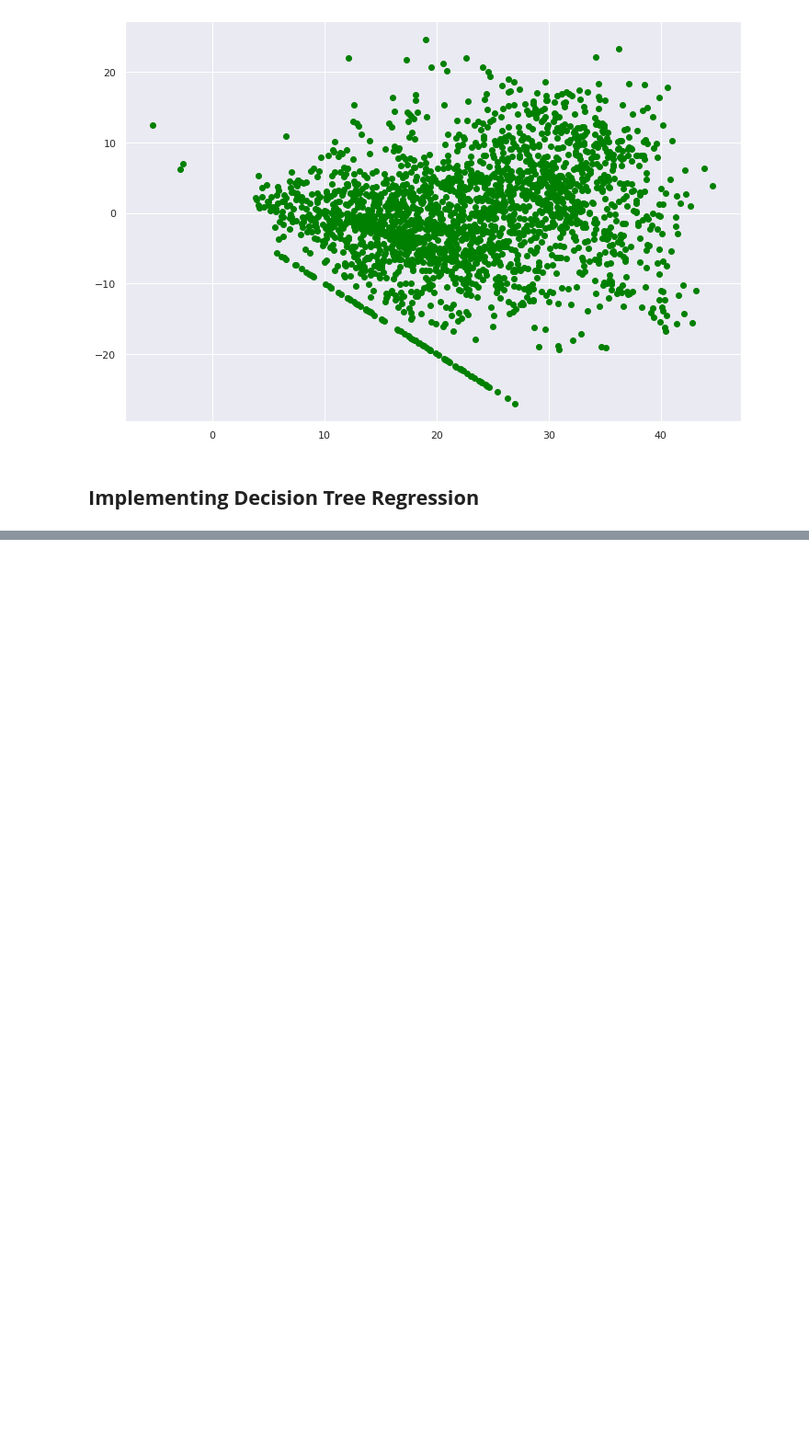
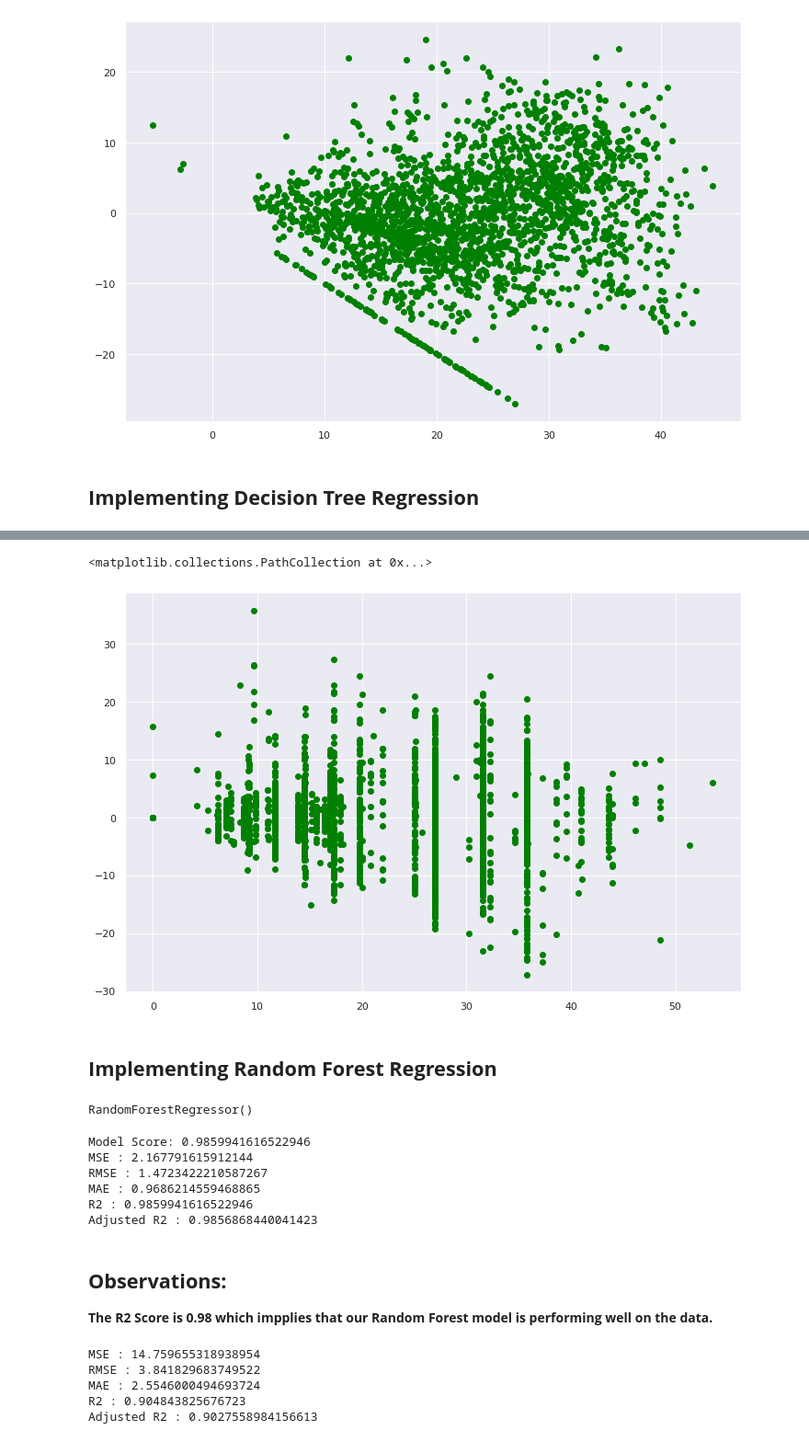
Before and after one commit to anildatascientist/Seoul-Bike-Sharing-Demand-Prediction, a Jupyter notebook: Bike_Sharing_Demand_Prediction_1_Capstone_Project.ipynb, the cells around one changed output, grey strips where cells are left out. Shown at 92% size. Drawn from its saved outputs; the diff is of its cells as text; code cells hidden in the pictures; blank space fills up the shorter version.

```diff
--- a/Bike_Sharing_Demand_Prediction_1_Capstone_Project.ipynb
+++ b/Bike_Sharing_Demand_Prediction_1_Capstone_Project.ipynb
@@ -1012,0 +1118,16 @@ plt.scatter((y_pred_test_en),(y_test)-(y_pred_test_en),color = 'green')
+# %%
+#Plotting Heteroscadacity
+plt.figure(figsize=(12,8))
+plt.scatter((y_pred_test_d),(y_test)-(y_pred_test_d),color = 'green')
+# %% [output]
+<matplotlib.collections.PathCollection at 0x...>
+[figure, added]
+# %% [markdown]
+## **Implementing Random Forest Regression**
+# %%
+#implementing model
+rand_forest_reg = RandomForestRegressor()
+
+rand_forest_reg.fit(X_train,y_train)
+# %% [output]
+RandomForestRegressor()
@@ -1012,0 +1139,31 @@ plt.scatter((y_pred_test_en),(y_test)-(y_pred_test_en),color = 'green')
+# %%
+print("Model Score:",rand_forest_reg.score(X_train,y_train))
+
+#calculating MSE
+MSE= mean_squared_error(y_train, y_pred_train_r)
+print("MSE :",MSE)
+
+#calculating RMSE
+RMSE=np.sqrt(MSE)
+print("RMSE :",RMSE)
+
+#calculating MAE
+MAE= mean_absolute_error(y_train, y_pred_train_r)
+print("MAE :",MAE)
+
+#calculating r2 and adjusted r2
+r2= r2_score(y_train, y_pred_train_r)
+print("R2 :",r2)
+Adjusted_R2=(1-(1-r2_score(y_train, y_pred_train_r))*((X_test.shape[0]-1)/(X_test.shape[0]-X_test.shape[1]-1)) )
+print("Adjusted R2 :",1-(1-r2_score(y_train, y_pred_train_r))*((X_test.shape[0]-1)/(X_test.shape[0]-X_test.shape[1]-1)) )
+# %% [output]
+Model Score: 0.9859941616522946
+MSE : 2.167791615912144
+RMSE : 1.4723422210587267
+MAE : 0.9686214559468865
+R2 : 0.9859941616522946
+Adjusted R2 : 0.9856868440041423
+# %% [markdown]
+## **Observations:**
+
+**The R2 Score is 0.98 which impplies that our Random Forest model is performing well on the data.**
@@ -1012,0 +1179,24 @@ plt.scatter((y_pred_test_en),(y_test)-(y_pred_test_en),color = 'green')
+# %%
+#calculating MSE
+MSE= mean_squared_error(y_test, y_pred_test_r)
+print("MSE :",MSE)
+
+#calculating RMSE
+RMSE=np.sqrt(MSE)
+print("RMSE :",RMSE)
+
+#calculating MAE
+MAE= mean_absolute_error(y_test, y_pred_test_r)
+print("MAE :",MAE)
+
+#calculating r2 and adjusted r2
+r2= r2_score((y_test), (y_pred_test_r))
+print("R2 :",r2)
+Adjusted_R2=(1-(1-r2_score((y_test), (y_pred_test_r)))*((X_test.shape[0]-1)/(X_test.shape[0]-X_test.shape[1]-1)))
+print("Adjusted R2 :",1-(1-r2_score((y_test), (y_pred_test_r)))*((X_test.shape[0]-1)/(X_test.shape[0]-X_test.shape[1]-1)))
+# %% [output]
+MSE : 14.759655318938954
+RMSE : 3.841829683749522
+MAE : 2.5546000494693724
+R2 : 0.904843825676723
+Adjusted R2 : 0.9027558984156613
```
Also changed, not shown: parts of 25 cells of this notebook.
